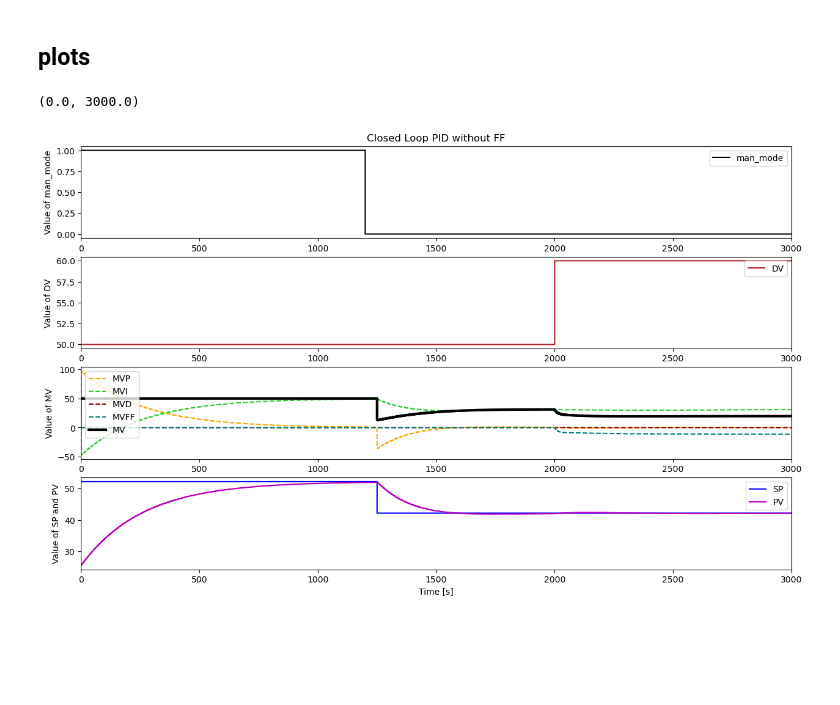
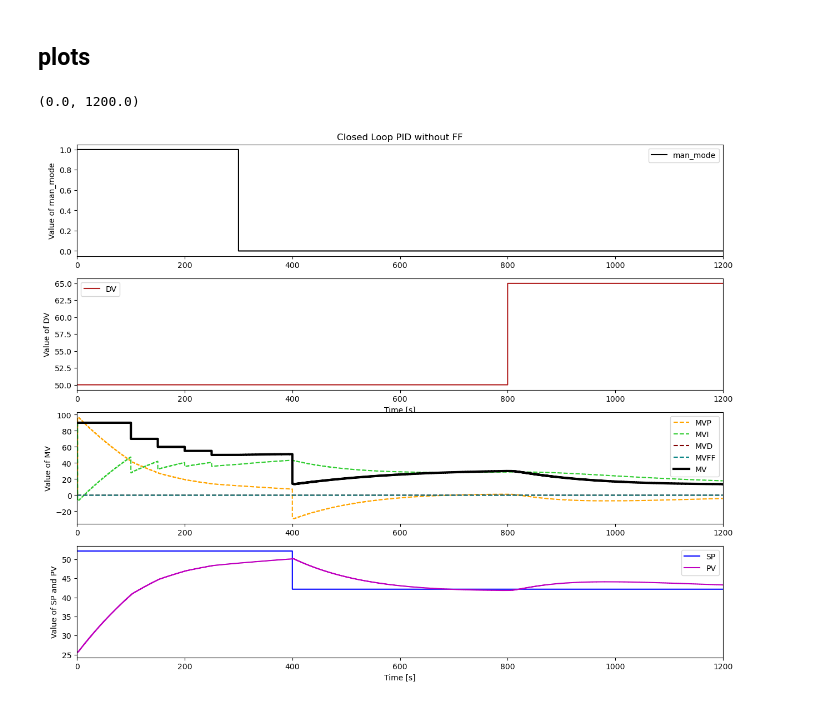
Before and after one commit to EliottNys/Control_Theory, a Jupyter notebook: Simulation_CLP_PID_FF.ipynb, the cells around one changed output. Drawn from its saved outputs; the diff is of its cells as text; code cells hidden in the pictures; blank space fills up the shorter version.

```diff
--- a/Simulation_CLP_PID_FF.ipynb
+++ b/Simulation_CLP_PID_FF.ipynb
@@ -16,7 +16,7 @@ package_LAB = reload(package_LAB)
 # %% [markdown]
 ## Simulation parameters
 # %%
-TSim = 3000
+TSim = 1200
 Ts = 1
 N = int(TSim/Ts) + 1
 
@@ -46,20 +46,20 @@ Kc = 3.648930014515632, Ti = 186.9940545106804, Td = 2.9068213876285602e-05
 # %% [markdown]
 ## Simulation scenarios
 # %%
-scenario = 2
+scenario = 1
 
 ##### SCENARIO 1 : Closed Loop without feedforward
 if scenario == 1:
-    man_modePath = {0: True, 1200: False, TSim: False}
-    MVManPath = {0: MV0, TSim: MV0}
-    SPpath = {0: PV0, 1250: PV0 - 10, TSim: PV0 - 10}
-    DVPath = {0: DV0, 2000: DV0 + 10, TSim: DV0 + 10}
+    man_modePath = {0 : True, 300: False, TSim : False}
+    MVManPath = {0 : MV0+40, 100 : MV0+20, 150: MV0+10, 200: MV0+5, 250: MV0, TSim : MV0}
+    SPPath = {0 : PV0, 400 : PV0 - 10, TSim : PV0 - 10}
+    DVPath = {0 : DV0, 800 : DV0 + 15, TSim : DV0 + 15}
     FF_Active = False
 elif scenario == 2:
-    man_modePath = {0: True, 1200: False, TSim: False}
-    MVManPath = {0: MV0, TSim: MV0}
-    SPpath = {0: PV0, 1250: PV0 - 10, TSim: PV0 - 10}
-    DVPath = {0: DV0, 2000: DV0 + 10, TSim: DV0 + 10}
+    man_modePath = {0 : True, 300: False, TSim : False}
+    MVManPath = {0 : MV0+20, 100: MV0+10, 150: MV0+5, 200: MV0, TSim : MV0}
+    SPPath = {0 : PV0, 400 : PV0 - 10, TSim : PV0 - 10}
+    DVPath = {0 : DV0, 900 : DV0 + 15, TSim : DV0 + 15}
     FF_Active = True
 # %% [markdown]
 ## Simulation variables
@@ -100,7 +100,7 @@ for i in range(0,N):
     t.append(i*Ts)
 
     # Setpoint and Disturbance value
-    SelectPath_RT(SPpath, t, SP)
+    SelectPath_RT(SPPath, t, SP)
     SelectPath_RT(DVPath, t, DV)
 
     # Feedforward
@@ -110,7 +110,6 @@ for i in range(0,N):
         LeadLag_RT(MVFFLL1, 1, T2p, T2d, Ts, MVFF)
     else:
         LeadLag_RT(MVFFLL1, 0, T2p, T2d, Ts, MVFF)
-    MVFF
 
     # manual data
     SelectPath_RT(man_modePath, t, man_mode)
@@ -134,39 +133,39 @@ for i in range(0,N):
 # %% [markdown]
 ## plots
 # %%
-plt.figure(figsize = (15,9))
+plt.figure(figsize = (15,12))
 
 plt.subplot(4,1,1)
 plt.title('Closed Loop PID without FF')
 plt.step(t,man_mode,'black',label='man_mode',where='post')
 plt.ylabel('Value of man_mode')
 plt.legend(loc='best')
 plt.xlim([0, TSim])
 
 plt.subplot(4,1,2)
 plt.step(t,DV,'firebrick',label='DV',where='post')
 plt.ylabel('Value of DV')
 plt.xlabel('Time [s]')
 plt.legend(loc='best')
 plt.xlim([0, TSim])
 
 plt.subplot(4,1,3)
 plt.step(t,MVP,'orange',linestyle='dashed',label='MVP',where='post')
 plt.step(t,MVI,'limegreen',linestyle='dashed',label='MVI',where='post')
 plt.step(t,MVD,'maroon',linestyle='dashed',label='MVD',where='post')
 plt.step(t,MVFF,'teal',linestyle='dashed',label='MVFF',where='post')
 plt.step(t,MV,'black',linewidth=3,label='MV',where='post')
 plt.ylabel('Value of MV')
 plt.legend(loc='best')
 plt.xlim([0, TSim])
 
 plt.subplot(4,1,4)
 plt.step(t,SP,'b-',label='SP',where='post')
 plt.step(t,PV,'m-',label='PV',where='post')
 plt.ylabel('Value of SP and PV')
 plt.xlabel('Time [s]')
 plt.legend(loc='best')
 plt.xlim([0, TSim])
 # %% [output]
-(0.0, 3000.0)
+(0.0, 1200.0)
-[figure, old version]
+[figure, new version]
```
Also changed, not shown: 20 other files.
